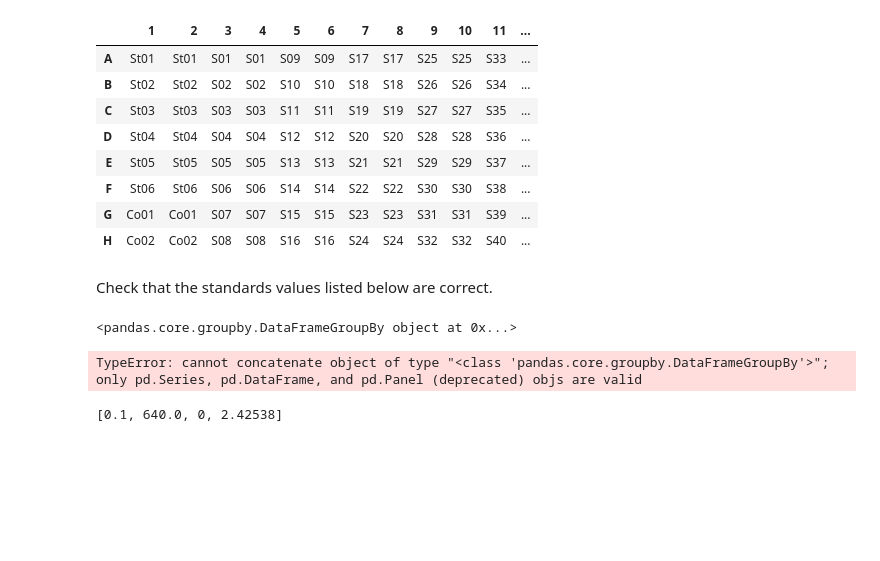
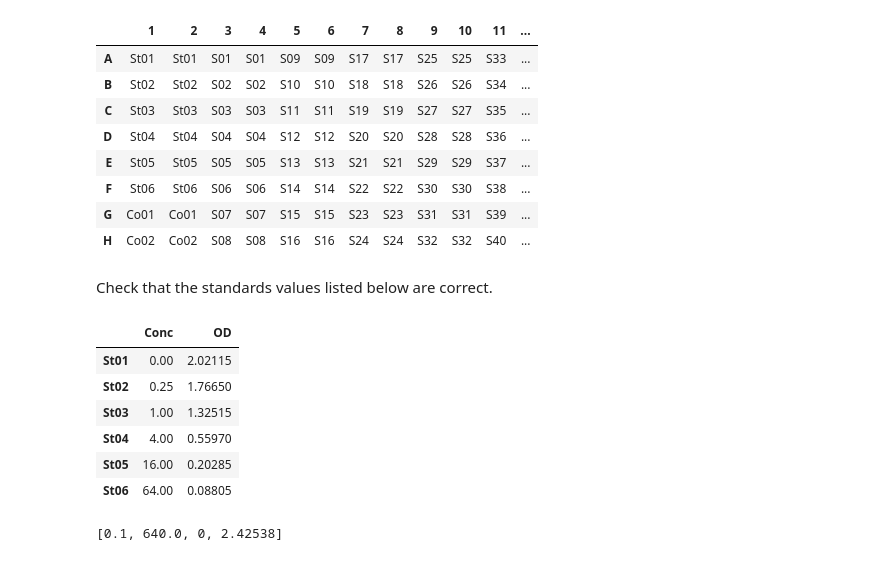
Before and after one commit to GeneJuggler/kurvit, a Jupyter notebook: Kurvit - 4PL.ipynb, the cells around one changed output. Saved outputs shown, nothing was run; the diff lists cells and outputs as text; code cells hidden in the pictures; blank space fills up the shorter version.

```diff
--- a/Kurvit - 4PL.ipynb
+++ b/Kurvit - 4PL.ipynb
@@ -73,22 +73,27 @@ standardConc = pd.Series([0, .25, 1, 4, 16, 64], index=['St01', 'St02', 'St03',
 # %%
 wellID = []
 sampleID = []
 wellOD = []
 for row_data in row_list:
     for column_data in column_list:
         wellID.append(row_data + column_data)
         sampleID.append(plateLayout.at[row_data, column_data])
         wellOD.append(rawData.at[row_data, column_data])
 
 dataTable = pd.DataFrame({'Sample ID':sampleID, 'OD':wellOD}, index=wellID)
 
-standardCurve = dataTable.groupby('Sample ID')#.mean()
-print(standardCurve)
+standardCurve = dataTable.groupby('Sample ID').mean()
+#print(standardCurve)
 standardCurve = pd.concat([standardConc, standardCurve], axis=1, join_axes=[standardConc.index])
 standardCurve
 # %% [output]
-<pandas.core.groupby.DataFrameGroupBy object at 0x...>
-TypeError: cannot concatenate object of type "<class 'pandas.core.groupby.DataFrameGroupBy'>"; only pd.Series, pd.DataFrame, and pd.Panel (deprecated) objs are valid
+|  | Conc | OD |
+| St01 | 0.00 | 2.02115 |
+| St02 | 0.25 | 1.76650 |
+| St03 | 1.00 | 1.32515 |
+| St04 | 4.00 | 0.55970 |
+| St05 | 16.00 | 0.20285 |
+| St06 | 64.00 | 0.08805 |
 # %%
 x = standardCurve['Conc'].tolist()
 y = standardCurve['OD'].tolist()
```
